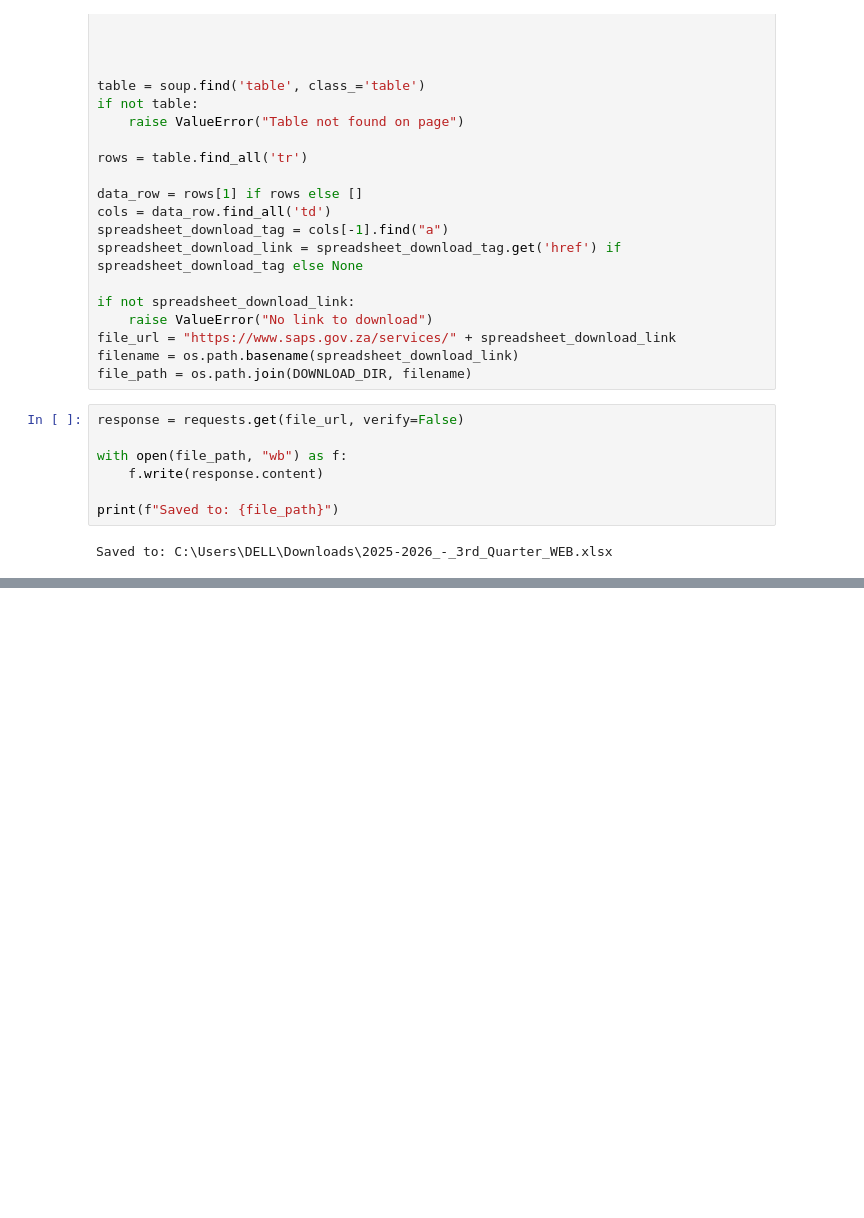
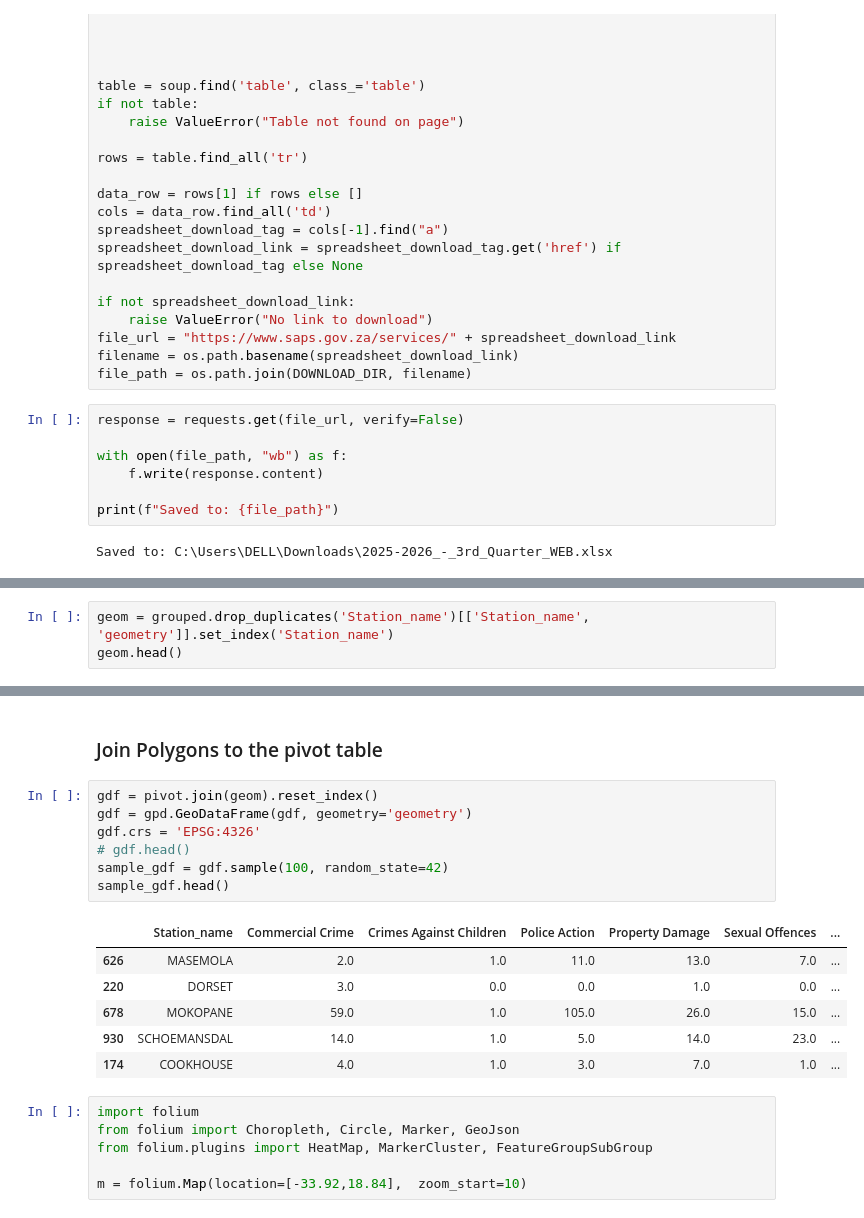
Before and after one commit to monitor-crime-talent-org/monitor-crime-and-talent, a Jupyter notebook: notebook/explore_the_data.ipynb, the cells around one changed output, grey strips where cells are left out. Cells and saved outputs as stored; diff of their text form; blank space fills up the shorter version.

```diff
--- a/notebook/explore_the_data.ipynb
+++ b/notebook/explore_the_data.ipynb
@@ -183,0 +291,3 @@ Saved to: C:\Users\DELL\Downloads\2025-2026_-_3rd_Quarter_WEB.xlsx
+# %%
+geom = grouped.drop_duplicates('Station_name')[['Station_name', 'geometry']].set_index('Station_name')
+geom.head()
@@ -183,0 +302,22 @@ Saved to: C:\Users\DELL\Downloads\2025-2026_-_3rd_Quarter_WEB.xlsx
+# %% [markdown]
+### Join Polygons to the pivot table
+# %%
+gdf = pivot.join(geom).reset_index()
+gdf = gpd.GeoDataFrame(gdf, geometry='geometry')
+gdf.crs = 'EPSG:4326'
+# gdf.head()
+sample_gdf = gdf.sample(100, random_state=42)
+sample_gdf.head()
+# %% [output]
+|  | Station_name | Commercial Crime | Crimes Against Children | Police Action | Property Damage | Sexual Offences | ... |
+| 626 | MASEMOLA | 2.0 | 1.0 | 11.0 | 13.0 | 7.0 | ... |
+| 220 | DORSET | 3.0 | 0.0 | 0.0 | 1.0 | 0.0 | ... |
+| 678 | MOKOPANE | 59.0 | 1.0 | 105.0 | 26.0 | 15.0 | ... |
+| 930 | SCHOEMANSDAL | 14.0 | 1.0 | 5.0 | 14.0 | 23.0 | ... |
+| 174 | COOKHOUSE | 4.0 | 1.0 | 3.0 | 7.0 | 1.0 | ... |
+# %%
+import folium
+from folium import Choropleth, Circle, Marker, GeoJson
+from folium.plugins import HeatMap, MarkerCluster, FeatureGroupSubGroup
+
+m = folium.Map(location=[-33.92,18.84],  zoom_start=10)
```
Also changed, not shown: parts of 26 cells of this notebook, 14 other files.
